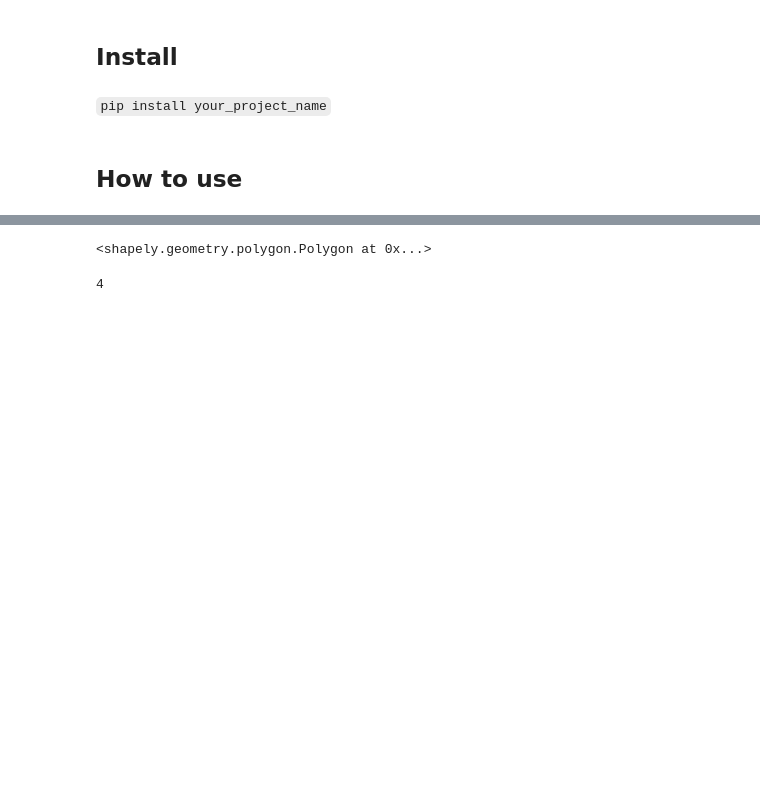
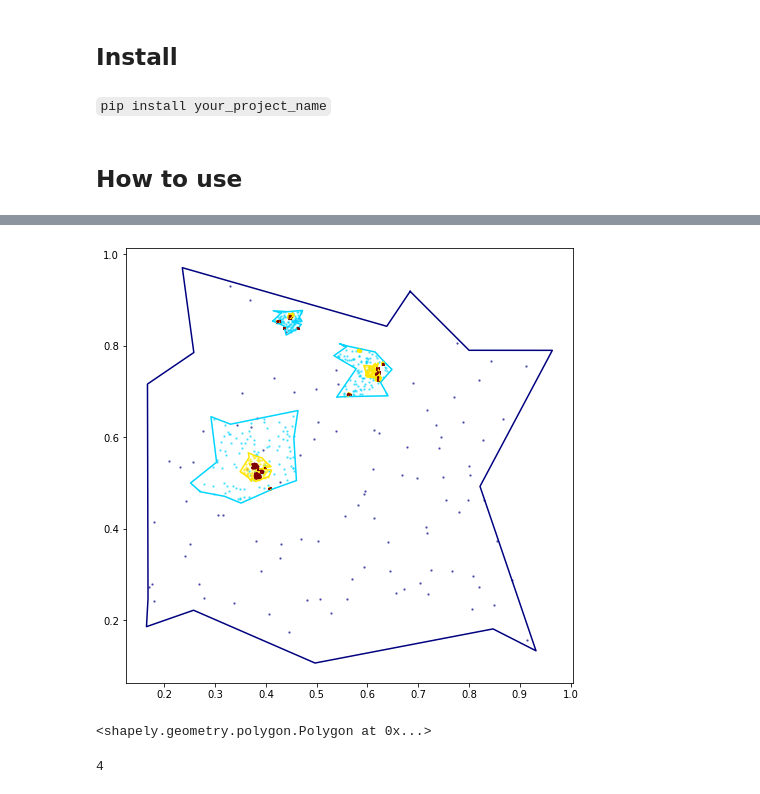
Before and after one commit to msalazarcgeo/HierarchicalGeoClustering, a Jupyter notebook: src/index.ipynb, the cells around one changed output, grey strips where cells are left out. Drawn from its saved outputs; the diff is of its cells as text; code cells hidden in the pictures; blank space fills up the shorter version.

Commit message:
add function to all clustering algorithms work

```diff
--- a/src/index.ipynb
+++ b/src/index.ipynb
@@ -27 +28,3 @@ Hier_geo_clus= TreeClusters(3, random_state=1)
+# %%
+HGC = TreeClusters(3, random_seed= 12)
 # %%
@@ -36 +52,6 @@ Hier_geo_clus.populate_tree(number_per_cluster=200, avoid_intersec= True, verbos
+# %%
+fig, axs = plt.subplots( figsize=(8,8))
+HGC.visualize(axs, polygon=True)
+# %% [output]
+[figure, added]
 # %%
```
Also changed, not shown: parts of 14 cells of this notebook, 10 other files.
